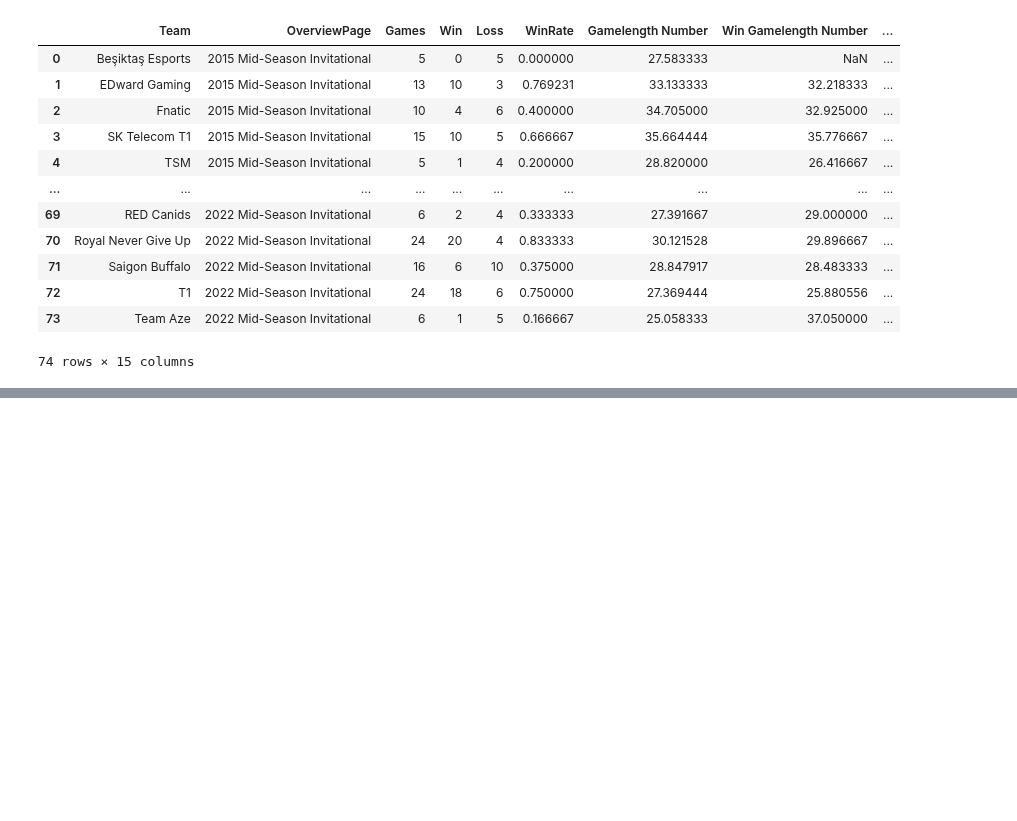
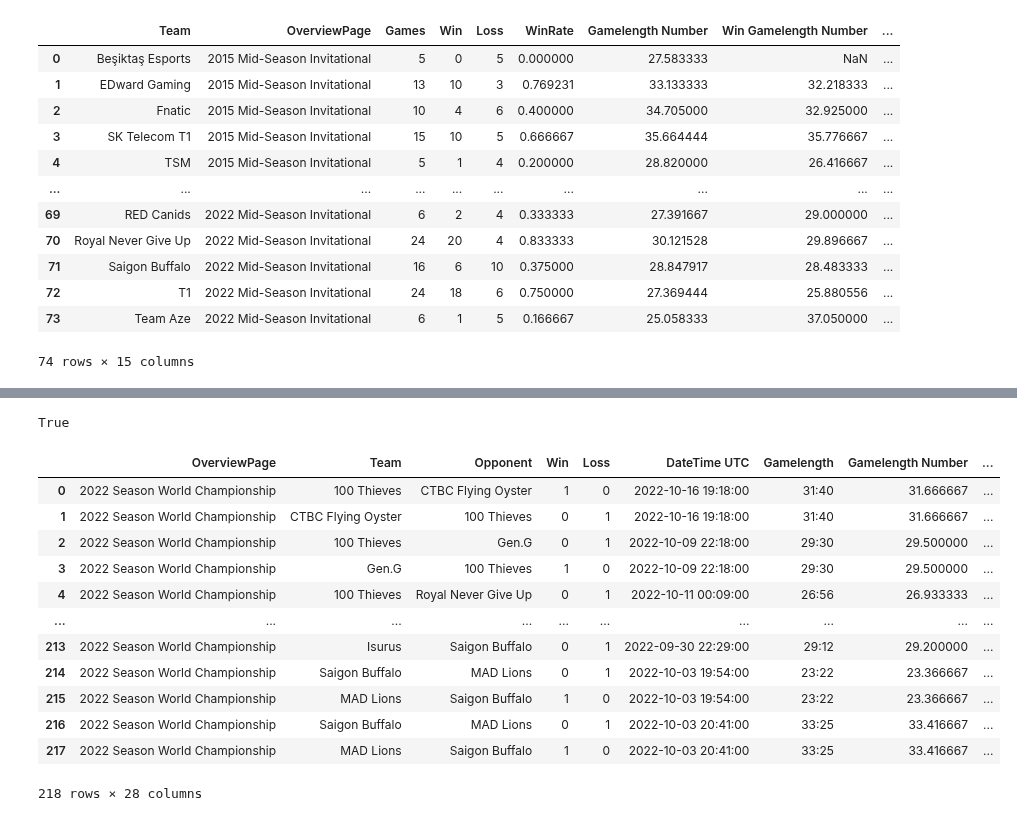
Before and after one commit to posky/LoL-Esports, a Jupyter notebook: team_stats.ipynb, the cells around one changed output, grey strips where cells are left out. Saved outputs shown, nothing was run; the diff lists cells and outputs as text; code cells hidden in the pictures; blank space fills up the shorter version.

```diff
--- a/team_stats.ipynb
+++ b/team_stats.ipynb
@@ -741,0 +794,19 @@ team_stats
+# %%
+games = change_data(scoreboard_games)
+print(scoreboard_games.shape[0] * 2 == games.shape[0])
+games
+# %% [output]
+True
+|  | OverviewPage | Team | Opponent | Win | Loss | DateTime UTC | Gamelength | Gamelength Number | ... |
+| 0 | 2022 Season World Championship | 100 Thieves | CTBC Flying Oyster | 1 | 0 | 2022-10-16 19:18:00 | 31:40 | 31.666667 | ... |
+| 1 | 2022 Season World Championship | CTBC Flying Oyster | 100 Thieves | 0 | 1 | 2022-10-16 19:18:00 | 31:40 | 31.666667 | ... |
+| 2 | 2022 Season World Championship | 100 Thieves | Gen.G | 0 | 1 | 2022-10-09 22:18:00 | 29:30 | 29.500000 | ... |
+| 3 | 2022 Season World Championship | Gen.G | 100 Thieves | 1 | 0 | 2022-10-09 22:18:00 | 29:30 | 29.500000 | ... |
+| 4 | 2022 Season World Championship | 100 Thieves | Royal Never Give Up | 0 | 1 | 2022-10-11 00:09:00 | 26:56 | 26.933333 | ... |
+| ... | ... | ... | ... | ... | ... | ... | ... | ... | ... |
+| 213 | 2022 Season World Championship | Isurus | Saigon Buffalo | 0 | 1 | 2022-09-30 22:29:00 | 29:12 | 29.200000 | ... |
+| 214 | 2022 Season World Championship | Saigon Buffalo | MAD Lions | 0 | 1 | 2022-10-03 19:54:00 | 23:22 | 23.366667 | ... |
+| 215 | 2022 Season World Championship | MAD Lions | Saigon Buffalo | 1 | 0 | 2022-10-03 19:54:00 | 23:22 | 23.366667 | ... |
+| 216 | 2022 Season World Championship | Saigon Buffalo | MAD Lions | 0 | 1 | 2022-10-03 20:41:00 | 33:25 | 33.416667 | ... |
+| 217 | 2022 Season World Championship | MAD Lions | Saigon Buffalo | 1 | 0 | 2022-10-03 20:41:00 | 33:25 | 33.416667 | ... |
+218 rows × 28 columns
```
Also changed, not shown: parts of 7 cells of this notebook.
